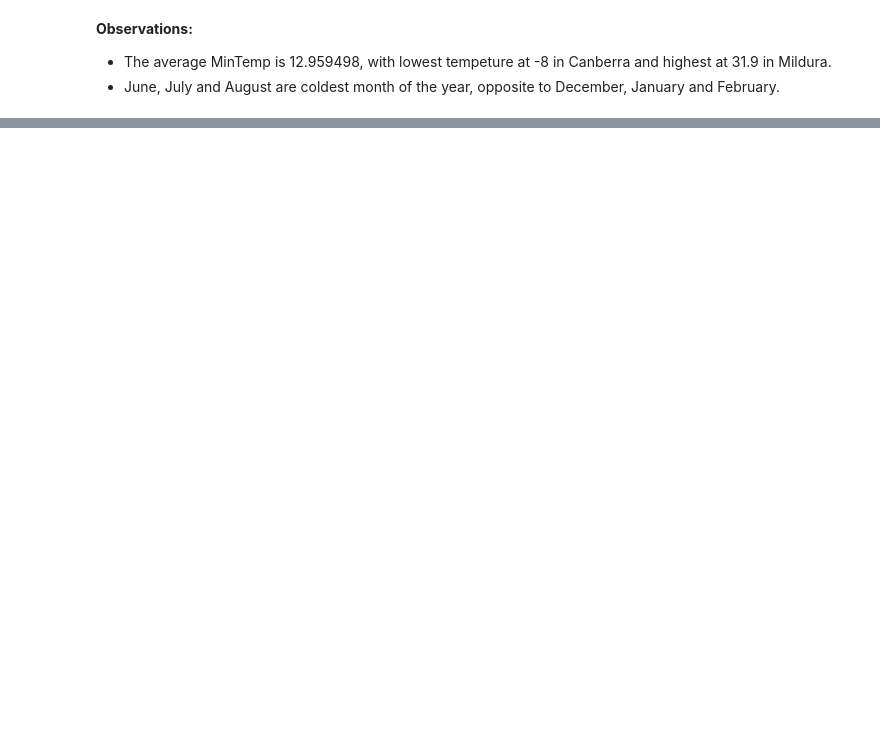
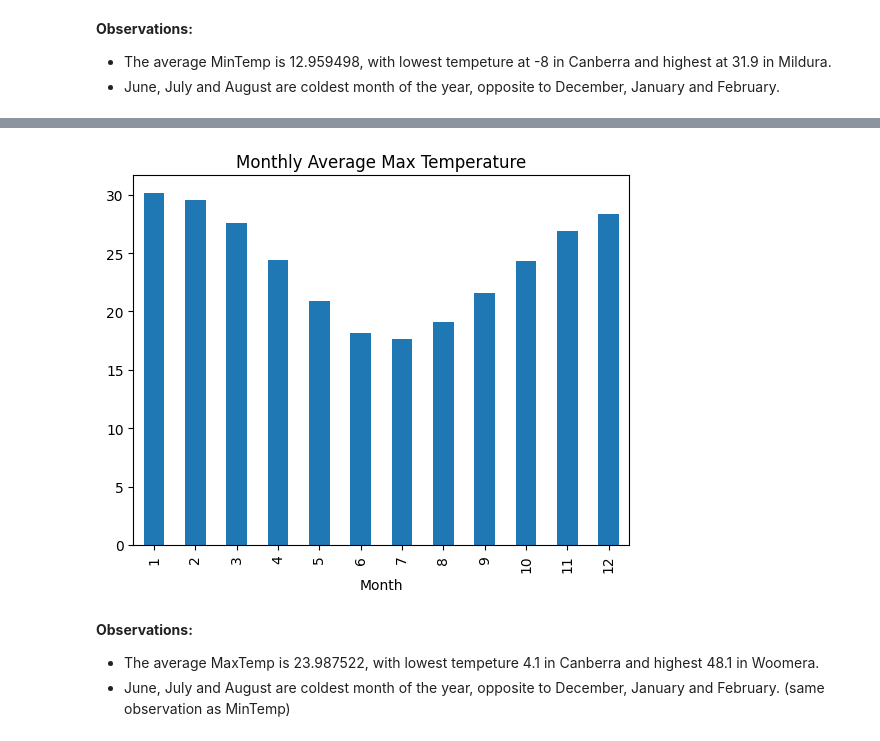
Before and after one commit to dzungpnguyen/rain-in-australia, a Jupyter notebook: data_exploration_analysis.ipynb, the cells around one changed output, grey strips where cells are left out. Saved outputs shown, nothing was run; the diff lists cells and outputs as text; code cells hidden in the pictures; blank space fills up the shorter version.

```diff
--- a/data_exploration_analysis.ipynb
+++ b/data_exploration_analysis.ipynb
@@ -457,0 +526,3 @@ plt.show()
+# %%
+avg_max_temperature = df.groupby(['Month'])['MaxTemp'].mean().round(4)
+avg_max_temperature
@@ -457,0 +544,9 @@ plt.show()
+# %%
+avg_max_temperature.sort_index().plot(kind='bar', title='Monthly Average Max Temperature')
+plt.show()
+# %% [output]
+[figure, added]
+# %% [markdown]
+**Observations:**
+- The average MaxTemp is 23.987522, with lowest tempeture 4.1 in Canberra and highest 48.1 in Woomera.
+- June, July and August are coldest month of the year, opposite to December, January and February. (same observation as MinTemp)
```
Also changed, not shown: parts of 8 cells of this notebook.
